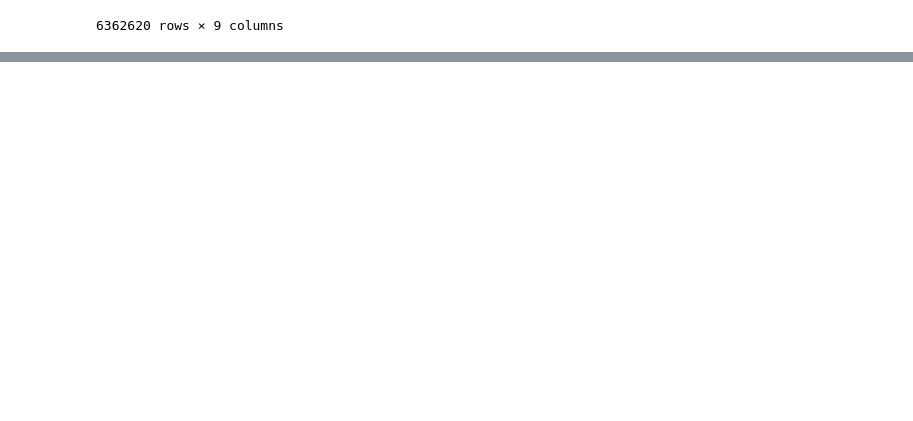
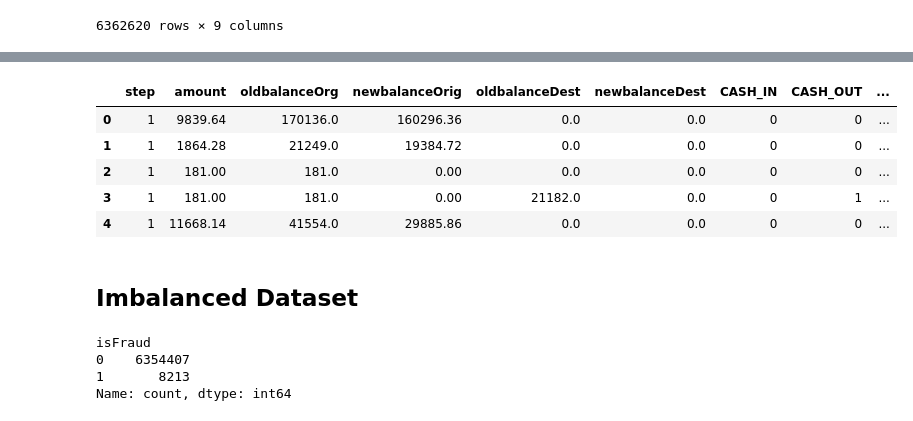
Before and after one commit to RajKulk16/Financial-Sentinel, a Jupyter notebook: main_work.ipynb, the cells around one changed output, grey strips where cells are left out. Drawn from its saved outputs; the diff is of its cells as text; code cells hidden in the pictures; blank space fills up the shorter version.

```diff
--- a/main_work.ipynb
+++ b/main_work.ipynb
@@ -587,0 +613,6 @@ X
+# %%
+dummy_variables = pd.get_dummies(X['type'])
+dummy_variables = dummy_variables.apply(lambda x: x.apply(lambda y: 1 if y > 0 else 0))
+
+X = pd.concat([X, dummy_variables], axis=1)
+X
@@ -587,0 +676,18 @@ X
+# %%
+X.head()
+# %% [output]
+|  | step | amount | oldbalanceOrg | newbalanceOrig | oldbalanceDest | newbalanceDest | CASH_IN | CASH_OUT | ... |
+| 0 | 1 | 9839.64 | 170136.0 | 160296.36 | 0.0 | 0.0 | 0 | 0 | ... |
+| 1 | 1 | 1864.28 | 21249.0 | 19384.72 | 0.0 | 0.0 | 0 | 0 | ... |
+| 2 | 1 | 181.00 | 181.0 | 0.00 | 0.0 | 0.0 | 0 | 0 | ... |
+| 3 | 1 | 181.00 | 181.0 | 0.00 | 21182.0 | 0.0 | 0 | 1 | ... |
+| 4 | 1 | 11668.14 | 41554.0 | 29885.86 | 0.0 | 0.0 | 0 | 0 | ... |
+# %% [markdown]
+## Imbalanced Dataset
+# %%
+y.value_counts()
+# %% [output]
+isFraud
+0    6354407
+1       8213
+Name: count, dtype: int64
```
Also changed, not shown: parts of 22 cells of this notebook.
